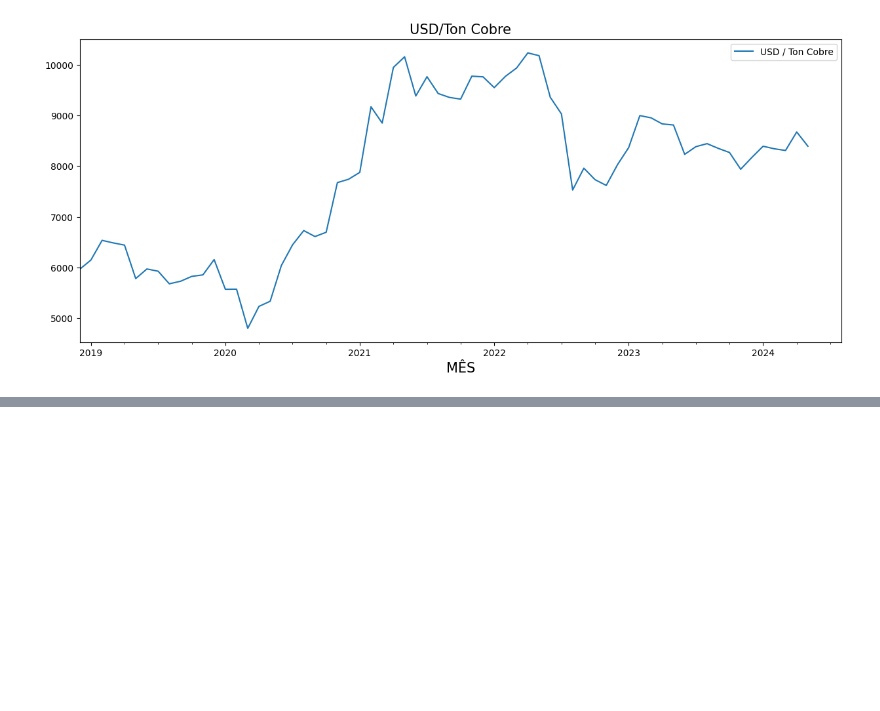
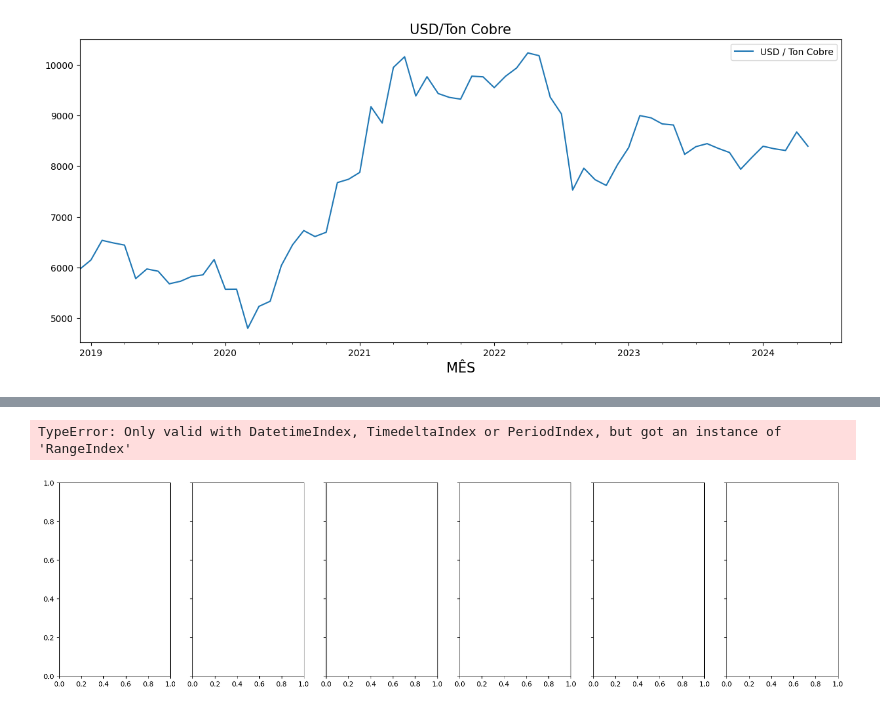
Before and after one commit to AxeShallFall/Projeto_Previsao_LME, a Jupyter notebook: lme.ipynb, the cells around one changed output, grey strips where cells are left out. Drawn from its saved outputs; the diff is of its cells as text; code cells hidden in the pictures; blank space fills up the shorter version.

```diff
--- a/lme.ipynb
+++ b/lme.ipynb
@@ -111,0 +123,6 @@ plt.show()
+# %%
+adf = adfuller(data_hour['num_orders'])[1]
+print(f'p value:{adf.round(4)}', ' Series is Stationary' if adf <0.05 else ', Series is Non-Stationary')
+# %% [output]
+TypeError: Only valid with DatetimeIndex, TimedeltaIndex or PeriodIndex, but got an instance of 'RangeIndex'
+[figure, added]
```
Also changed, not shown: parts of 6 cells of this notebook, 1 other file.
